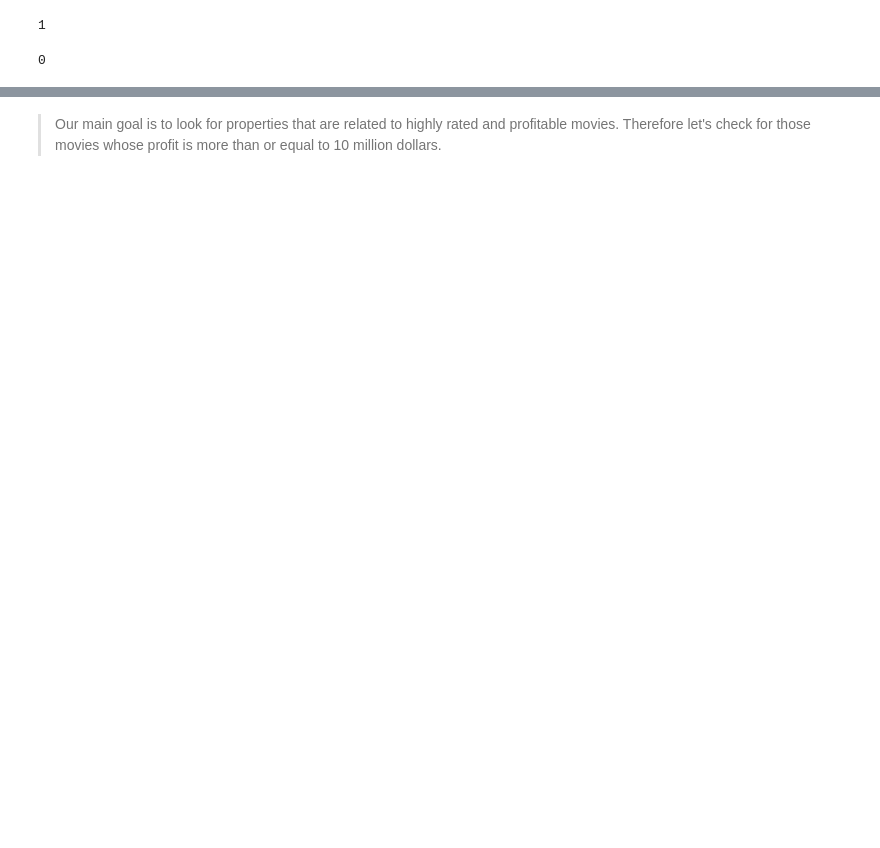
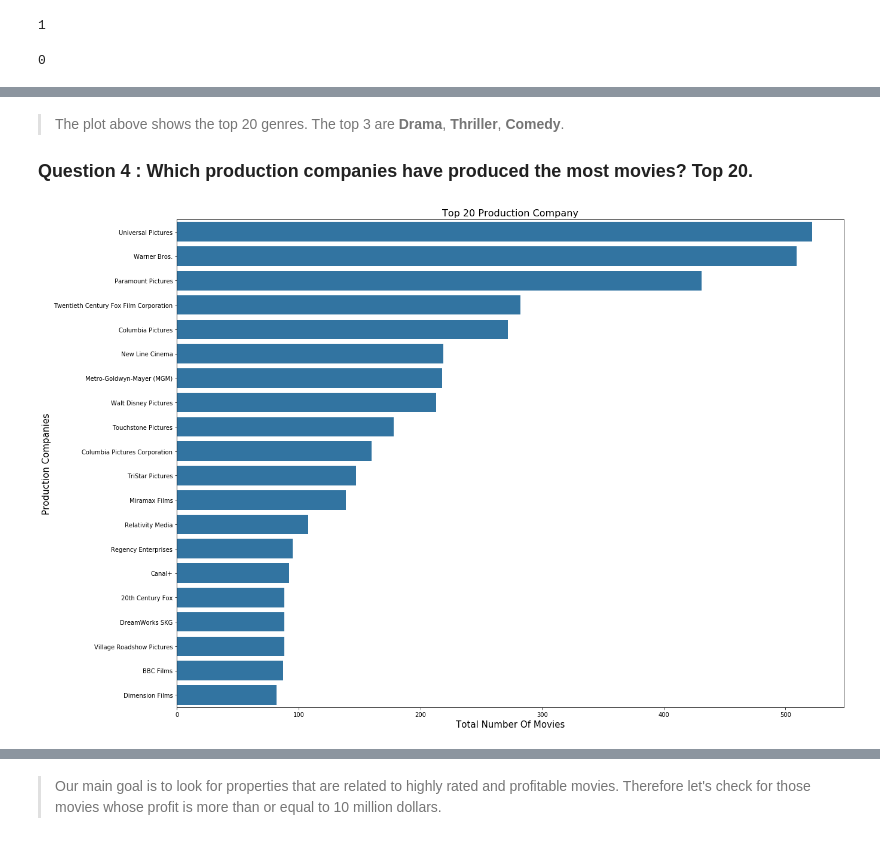
Before and after one commit to anniemburu/Investigate-the-TMDb-Dataset, a Jupyter notebook: movies.ipynb, the cells around one changed output, grey strips where cells are left out. Cells and saved outputs as stored; diff of their text form; code cells hidden in the pictures; blank space fills up the shorter version.

```diff
--- a/movies.ipynb
+++ b/movies.ipynb
@@ -538,0 +370,33 @@ highr_movie_df.head()
+# %% [markdown]
+> The plot above shows the top 20 genres. The top 3 are **Drama**, **Thriller**, **Comedy**.
+
+### Question 4 : Which production companies have produced the most movies? Top 20.
+# %%
+#Convert the panda series to dataframe
+production_companies_df = counter('production_companies').to_frame('production_companies')
+
+#Find unique values for each genre
+production_companies_df = production_companies_df['production_companies'].value_counts().to_frame('production_companies').reset_index()
+
+#rename the columns
+production_companies_df = production_companies_df.rename(columns={'index':'production_companies','production_companies':'movies_produced'})
+# %%
+#Cut the first 20 production companies
+new_production_companies_df = production_companies_df.iloc[:20]
+
+#Set color for the bar graph
+base_color = sns.color_palette()[0]
+
+#Set dimension size
+fig_dims = (20, 15)
+fig, ax = plt.subplots(figsize = fig_dims)
+
+#Plot the bargraph
+sns.barplot(data = new_production_companies_df, x = 'movies_produced', y = 'production_companies', color = base_color, ax = ax);
+
+#Set the title and axes
+plt.title("Top 20 Production Company", fontsize=16);
+plt.xlabel("Total Number Of Movies",fontsize=15);
+plt.ylabel("Production Companies",fontsize= 15);
+# %% [output]
+[figure, added]
```
Also changed, not shown: parts of 126 cells of this notebook, 1 other file.
